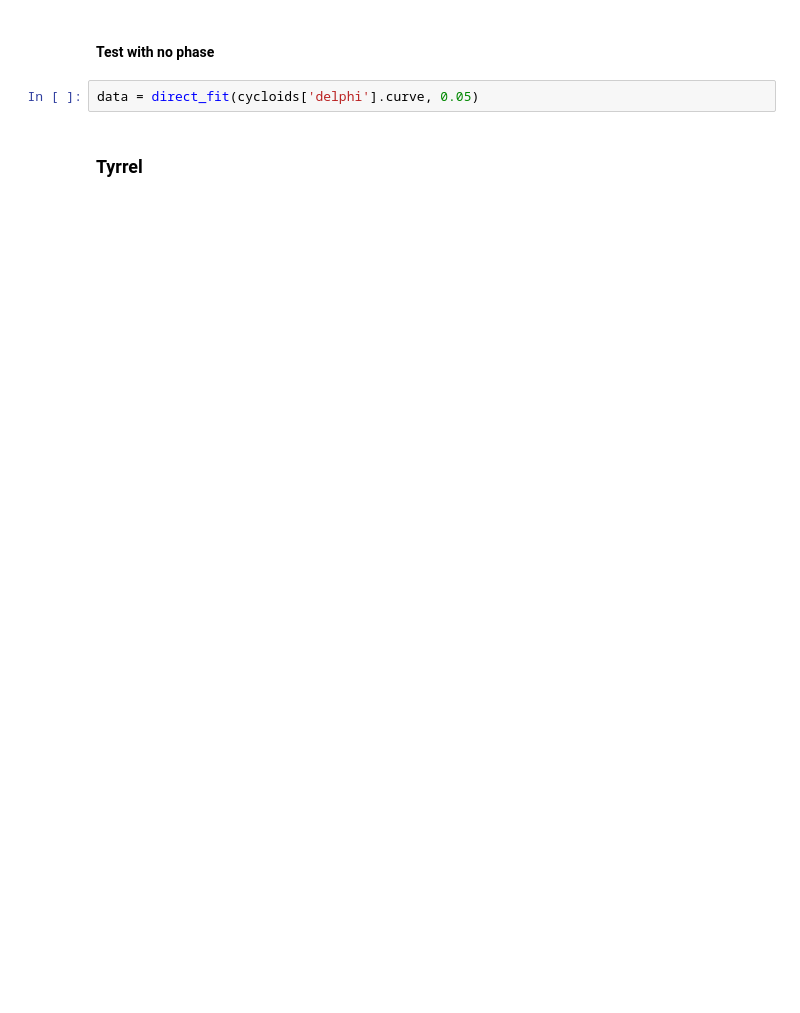
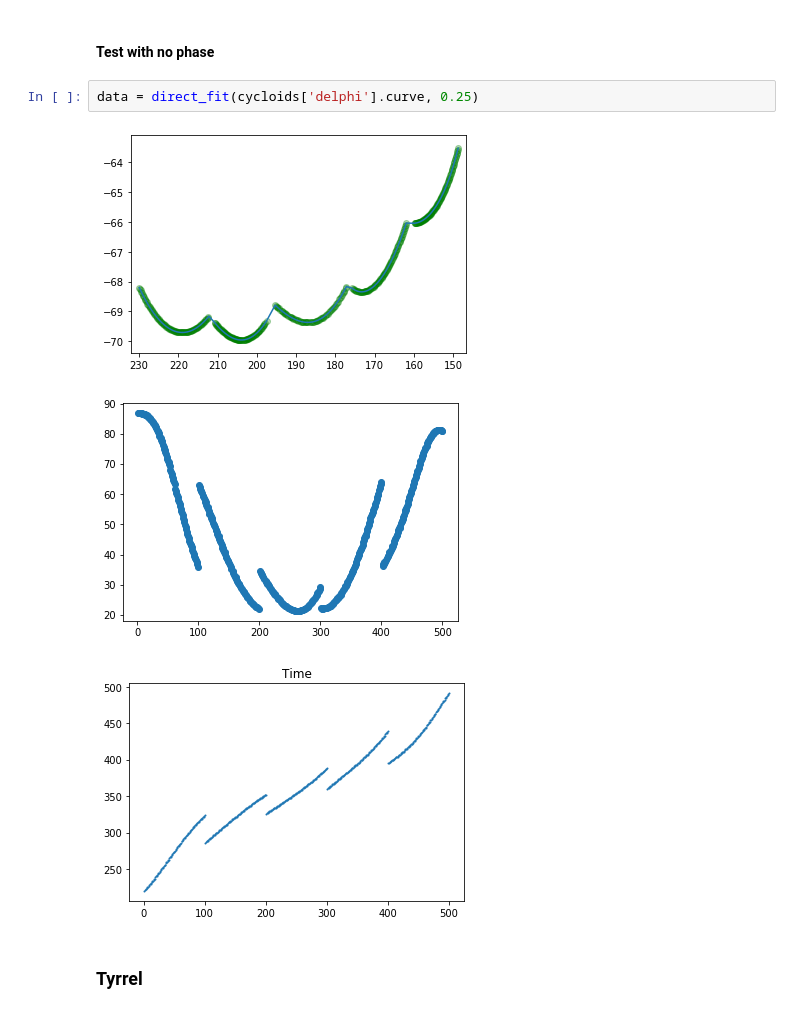
Before and after one commit to ssajous/europa-cycloids, a Jupyter notebook: src/Cycloid Fitting.ipynb, the cells around one changed output. Cells and saved outputs as stored; diff of their text form; blank space fills up the shorter version.

```diff
--- a/src/Cycloid Fitting.ipynb
+++ b/src/Cycloid Fitting.ipynb
@@ -214,7 +265,11 @@ bestFit, finalFit = analyze_fit(opt, cycloids['delphi'].curve, 0.05, name="Delph
 # %% [markdown]
 #### Test with no phase
 # %%
-data = direct_fit(cycloids['delphi'].curve, 0.05)
+data = direct_fit(cycloids['delphi'].curve, 0.25)
+# %% [output]
+[figure, added]
+[figure, added]
+[figure, added]
 # %% [markdown]
 ### Tyrrel
 # %%
```
Also changed, not shown: parts of 19 cells of this notebook, 1 other file.
